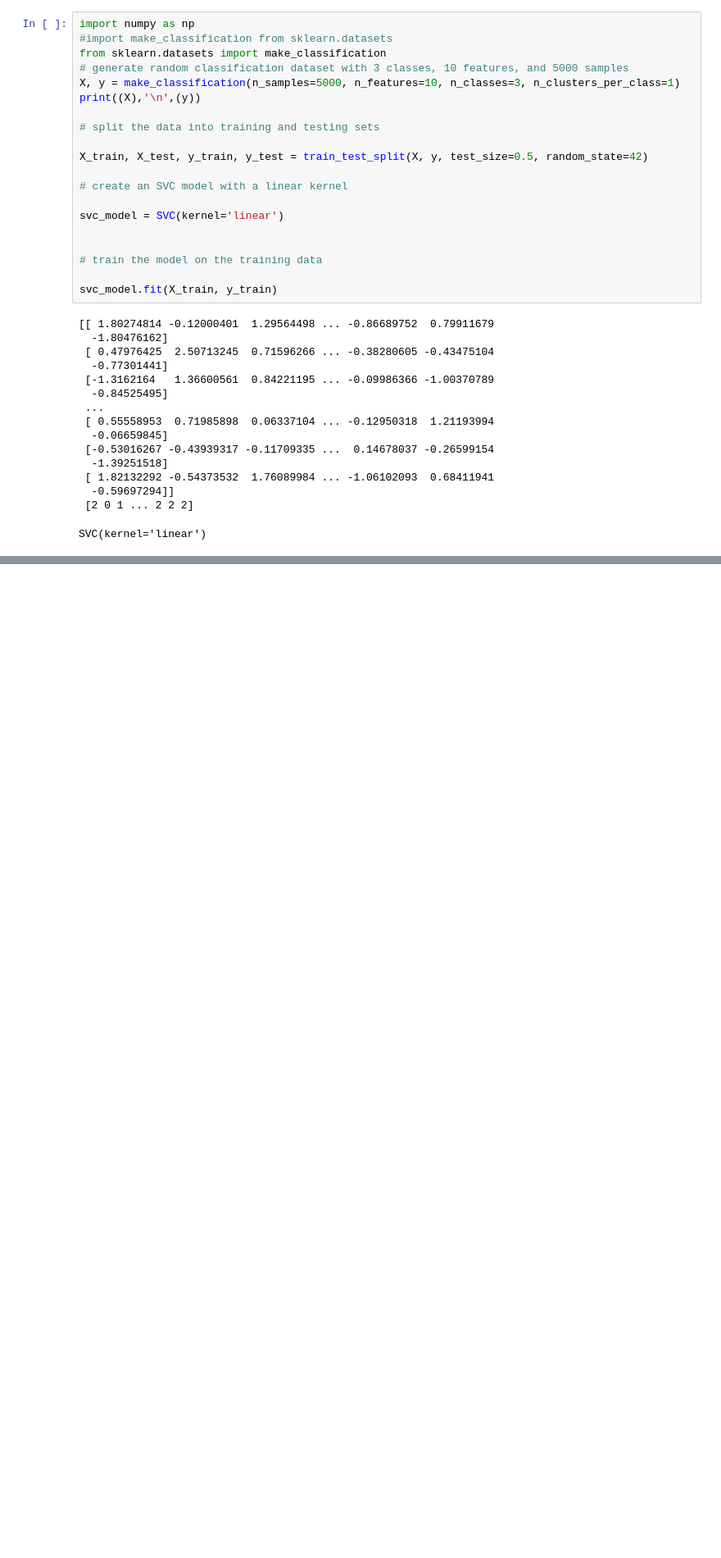
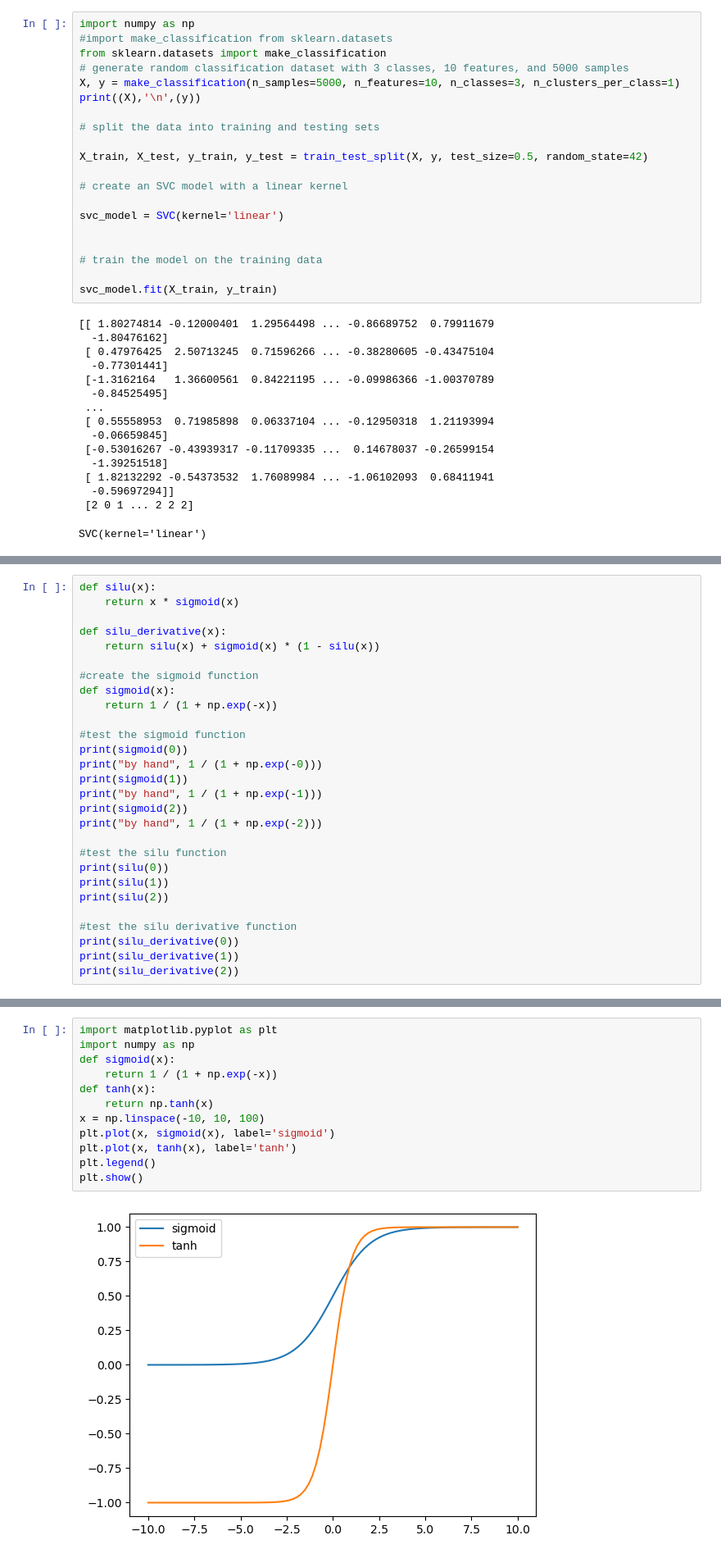
Before and after one commit to matansharon/Data-Science, a Jupyter notebook: some tests/main.ipynb, the cells around one changed output, grey strips where cells are left out. Shown at 82% size. Drawn from its saved outputs; the diff is of its cells as text; blank space fills up the shorter version.

```diff
--- a/some tests/main.ipynb
+++ b/some tests/main.ipynb
@@ -293,0 +321,28 @@ SVC(kernel='linear')
+# %%
+def silu(x):
+    return x * sigmoid(x)
+
+def silu_derivative(x):
+    return silu(x) + sigmoid(x) * (1 - silu(x))
+
+#create the sigmoid function
+def sigmoid(x):
+    return 1 / (1 + np.exp(-x))
+
+#test the sigmoid function
+print(sigmoid(0))
+print("by hand", 1 / (1 + np.exp(-0)))
+print(sigmoid(1))
+print("by hand", 1 / (1 + np.exp(-1)))
+print(sigmoid(2))
+print("by hand", 1 / (1 + np.exp(-2)))
+
+#test the silu function
+print(silu(0))
+print(silu(1))
+print(silu(2))
+
+#test the silu derivative function
+print(silu_derivative(0))
+print(silu_derivative(1))
+print(silu_derivative(2))
@@ -293,0 +362,14 @@ SVC(kernel='linear')
+# %%
+import matplotlib.pyplot as plt
+import numpy as np
+def sigmoid(x):
+    return 1 / (1 + np.exp(-x))
+def tanh(x):
+    return np.tanh(x)
+x = np.linspace(-10, 10, 100)
+plt.plot(x, sigmoid(x), label='sigmoid')
+plt.plot(x, tanh(x), label='tanh')
+plt.legend()
+plt.show()
+# %% [output]
+[figure, added]
```
Also changed, not shown: parts of 2 cells of this notebook.
